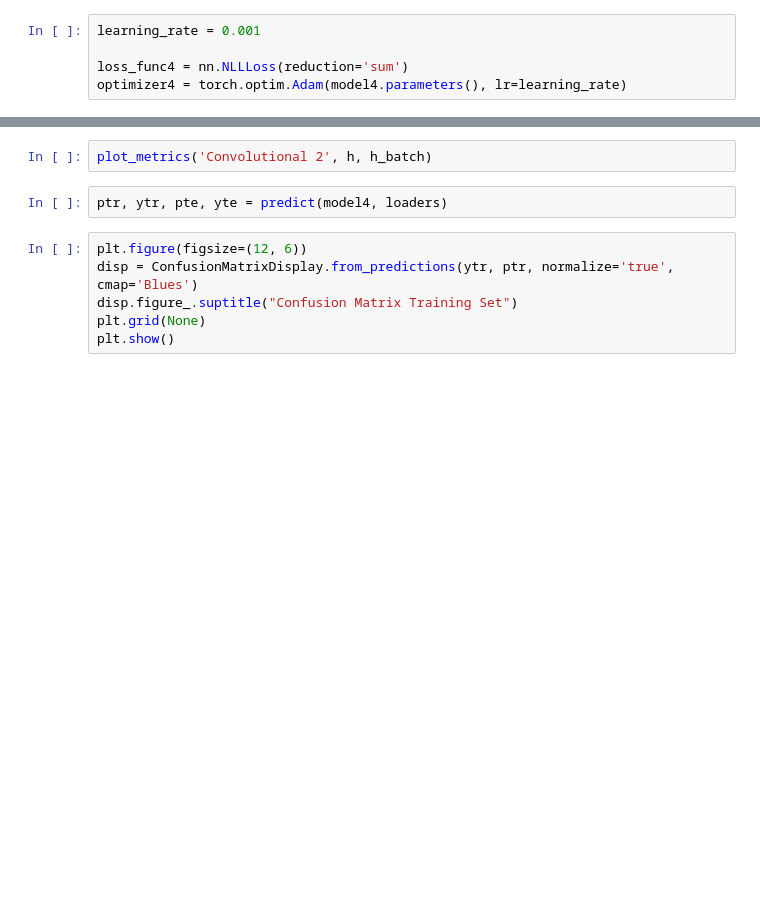
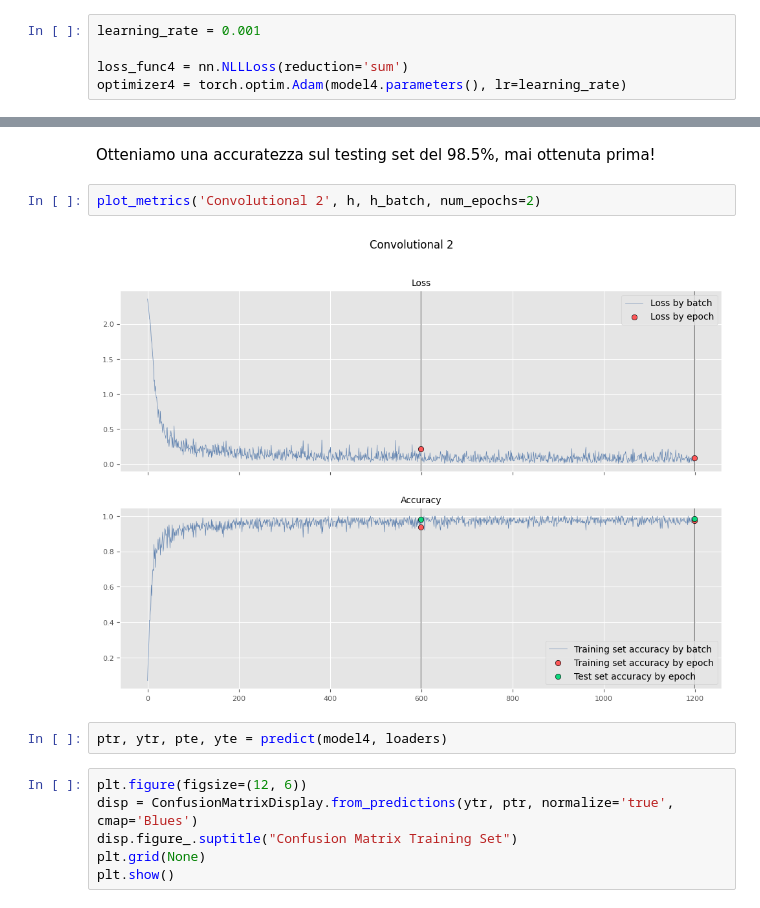
Before and after one commit to redjack96/CodiceML, a Jupyter notebook: src/01_mnist_pytorch.ipynb, the cells around one changed output, grey strips where cells are left out. Drawn from its saved outputs; the diff is of its cells as text; blank space fills up the shorter version.

Commit message:
Prima esercitazione

```diff
--- a/src/01_mnist_pytorch.ipynb
+++ b/src/01_mnist_pytorch.ipynb
@@ -522,5 +910,9 @@ h, h_batch = train(model4, loaders, loss_func4, num_epochs, optimizer4, report=T
+# %% [markdown]
+Otteniamo una accuratezza sul testing set del 98.5%, mai ottenuta prima!
 # %%
-plot_metrics('Convolutional 2', h, h_batch)
+plot_metrics('Convolutional 2', h, h_batch, num_epochs=2)
+# %% [output]
+[figure, added]
 # %%
 ptr, ytr, pte, yte = predict(model4, loaders)
 # %%
```
Also changed, not shown: parts of 59 cells of this notebook, 2 other files.
